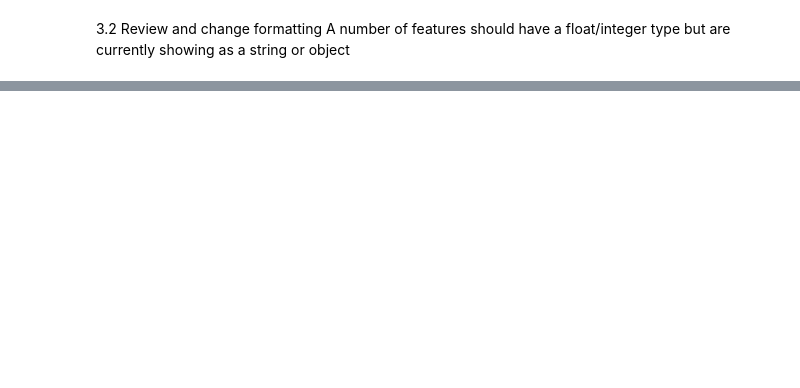
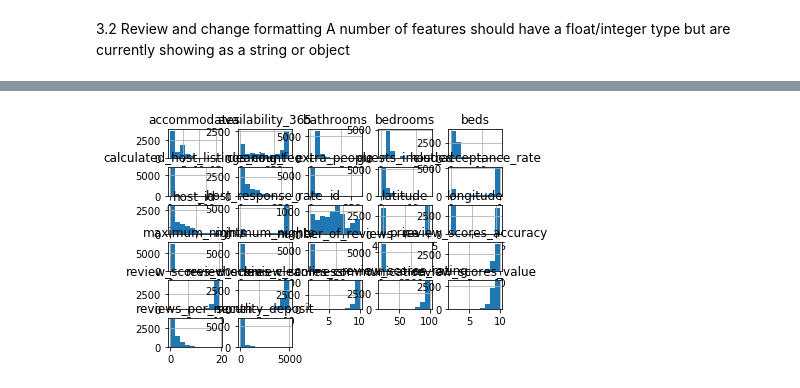
Before and after one commit to thebeachinspring/Airbnb_Data_Analysis, a Jupyter notebook: Airbnb_analysis.ipynb, the cells around one changed output, grey strips where cells are left out. Drawn from its saved outputs; the diff is of its cells as text; code cells hidden in the pictures; blank space fills up the shorter version.

```diff
--- a/Airbnb_analysis.ipynb
+++ b/Airbnb_analysis.ipynb
@@ -268,0 +323,4 @@ dtype: object
+# %%
+#starting with numerical data impute missing values
+listing_clean_num = listing_clean.select_dtypes(include=['float64', 'int64'])
+listing_clean_num.head()
@@ -268,0 +355,5 @@ dtype: object
+# %%
+#have a look at the data and deside what method to use to impute the missing values
+listing_clean_num.hist();
+# %% [output]
+[figure, added]
```
Also changed, not shown: parts of 22 cells of this notebook, 1 other file.
